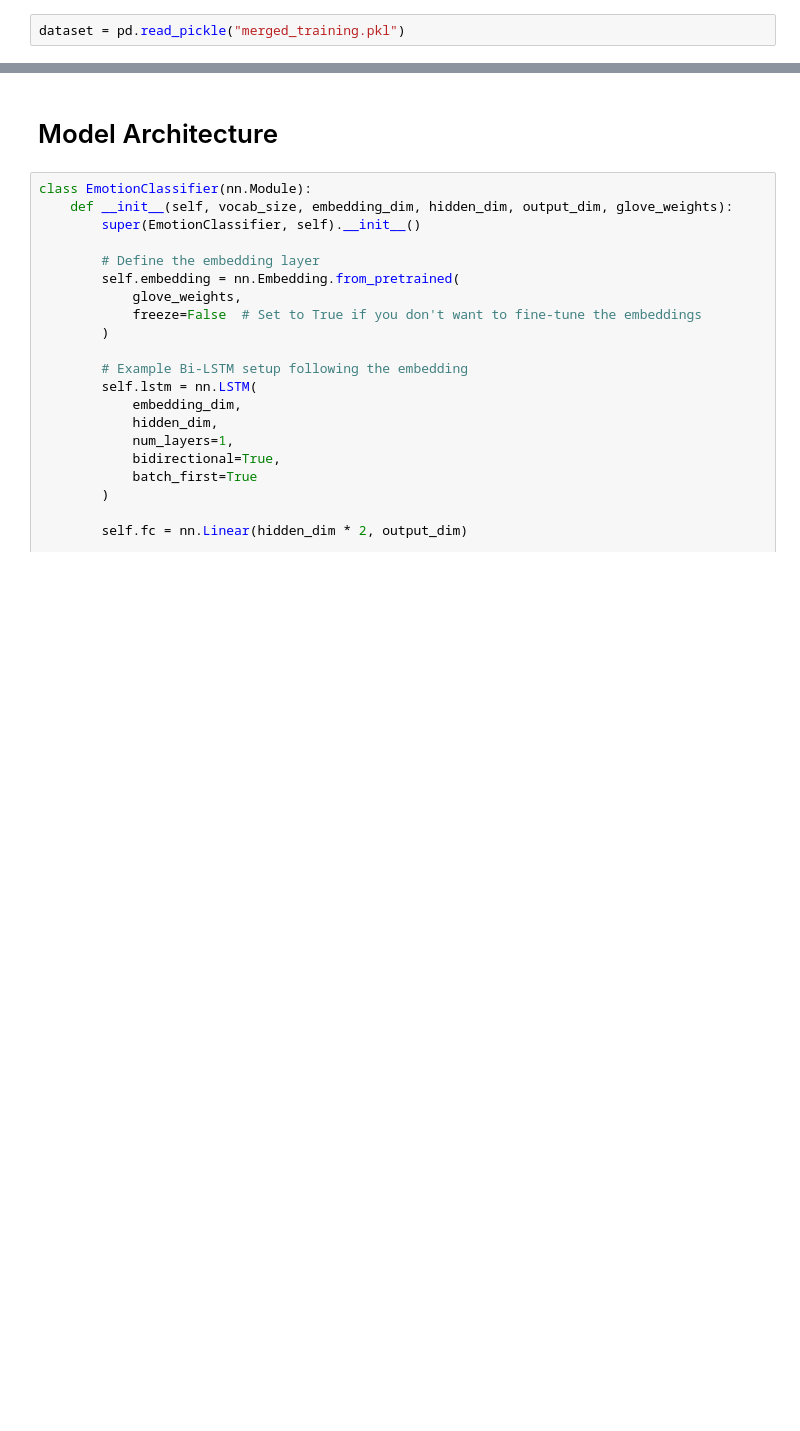
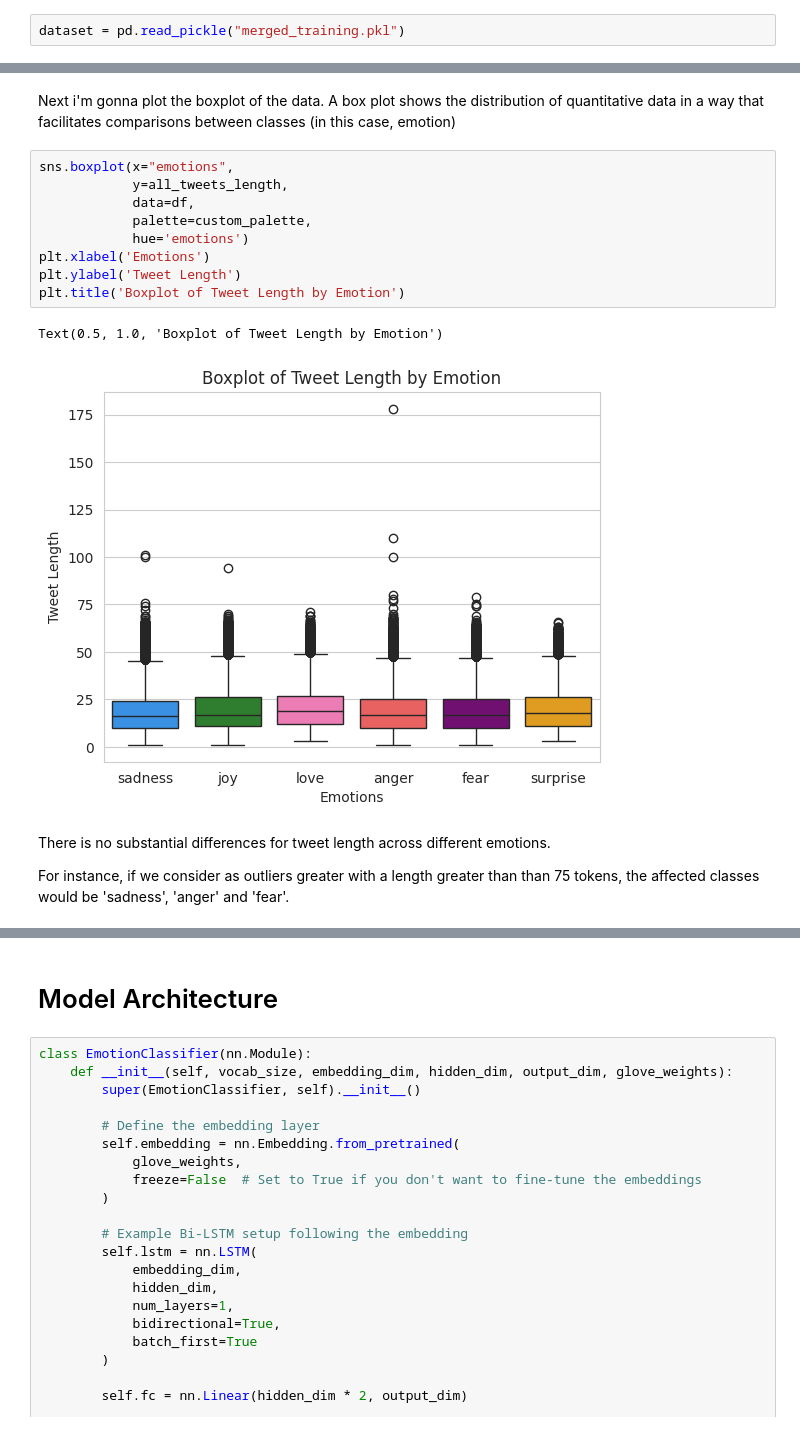
Before and after one commit to moka-co/twitter_emo_classification, a Jupyter notebook: emotion_classification.ipynb, the cells around one changed output, grey strips where cells are left out. Drawn from its saved outputs; the diff is of its cells as text; blank space fills up the shorter version.

```diff
--- a/emotion_classification.ipynb
+++ b/emotion_classification.ipynb
@@ -159,0 +367,19 @@ DataFrame with numerical labels:
+# %% [markdown]
+Next i'm gonna plot the boxplot of the data.
+A box plot shows the distribution of quantitative data in a way that facilitates comparisons between classes (in this case, emotion)
+# %%
+sns.boxplot(x="emotions",
+            y=all_tweets_length,
+            data=df,
+            palette=custom_palette,
+            hue='emotions')
+plt.xlabel('Emotions')
+plt.ylabel('Tweet Length')
+plt.title('Boxplot of Tweet Length by Emotion')
+# %% [output]
+Text(0.5, 1.0, 'Boxplot of Tweet Length by Emotion')
+[figure, added]
+# %% [markdown]
+There is no substantial differences for tweet length across different emotions.
+
+For instance, if we consider as outliers greater with a length greater than than 75 tokens, the affected classes would be 'sadness', 'anger' and 'fear'.
```
Also changed, not shown: parts of 69 cells of this notebook.
